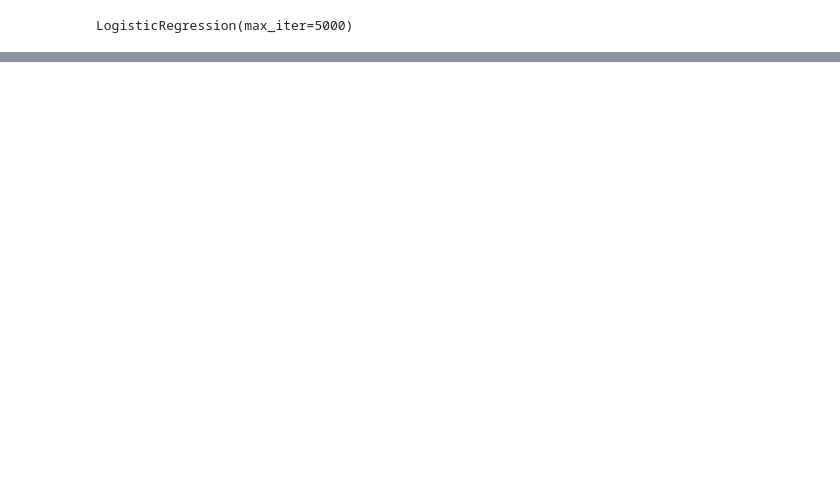
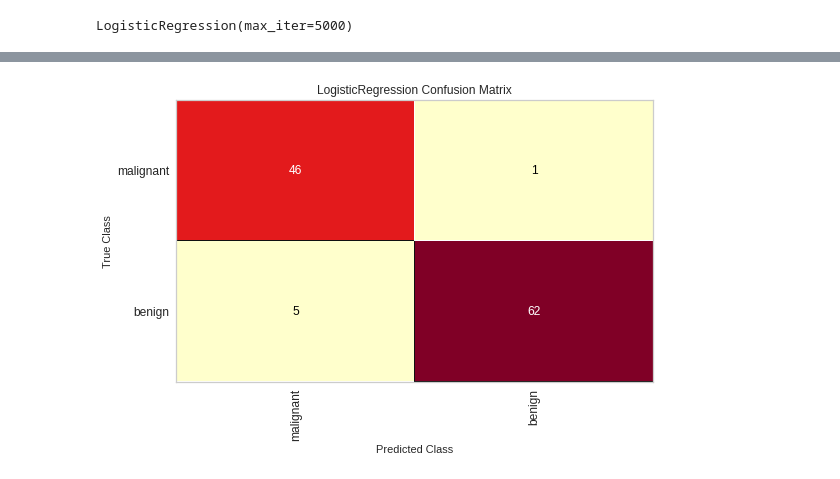
Before and after one commit to jonathanhild/notebooks, a Jupyter notebook: algo_ml_logregression.ipynb, the cells around one changed output, grey strips where cells are left out. Cells and saved outputs as stored; diff of their text form; code cells hidden in the pictures; blank space fills up the shorter version.

```diff
--- a/algo_ml_logregression.ipynb
+++ b/algo_ml_logregression.ipynb
@@ -92,0 +325,8 @@ weighted avg       0.95      0.95      0.95       114
+# %%
+viz = ybc.ConfusionMatrix(logit, classes=classes)
+viz.fit(X_train, y_train)
+viz.score(X_test, y_test)
+viz.show()
+plt.show()
+# %% [output]
+[figure, added]
```
Also changed, not shown: parts of 44 cells of this notebook, 1 other file.
